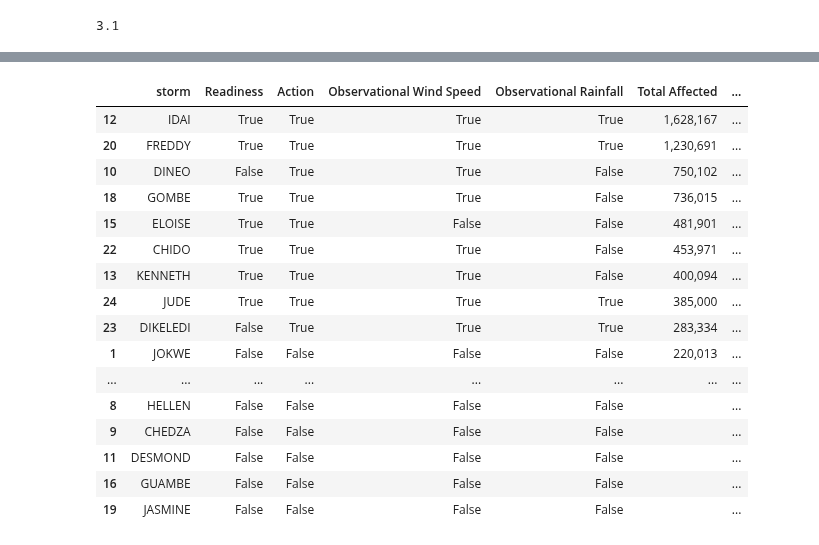
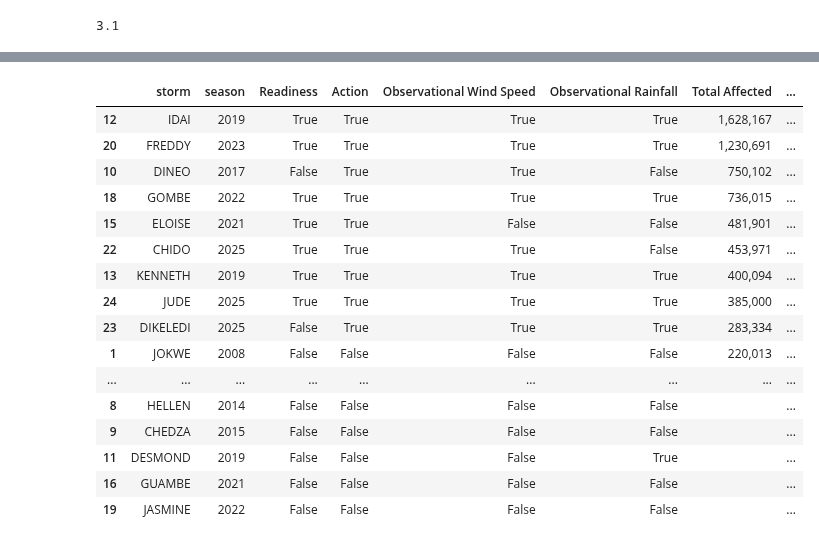
Before and after one commit to OCHA-DAP/ds-aa-moz-cyclones, a Jupyter notebook: analysis/05.0_trigger_revision.ipynb, the cells around one changed output, grey strips where cells are left out. Cells and saved outputs as stored; diff of their text form; code cells hidden in the pictures.

```diff
--- a/analysis/05.0_trigger_revision.ipynb
+++ b/analysis/05.0_trigger_revision.ipynb
@@ -209,10 +209,13 @@ for sid, row in landfall_df.set_index("SID").iterrows():
     df_in = imerg.fetch_imerg_data(aoi_adm1_pcodes, start_date, end_date)
     df_in["SID"] = sid
     df_in["NAME"] = row["NAME"]
+    df_in["SEASON"] = row["SEASON"]
     dfs.append(df_in)
 imerg_df = pd.concat(dfs, ignore_index=True)
 imerg_sum_df = (
-    imerg_df.groupby(["pcode", "SID", "NAME"])["mean"].sum().reset_index()
+    imerg_df.groupby(["pcode", "SID", "NAME", "SEASON"])["mean"]
+    .sum()
+    .reset_index()
 )
 imerg_sum_df = imerg_sum_df.rename(columns={"mean": "sum_mean_rain"})
 imerg_sum_df.head()
@@ -340,0 +346,6 @@ gdf_points_adm1[gdf_points_adm1["name"] == "FREDDY"]
+# %%
+floodscan_df_all = stratus.load_csv_from_blob(
+    "ds-aa-moz-cyclones/processed/floodscan/floodscan_exposure_data_all.csv",
+    stage="dev",
+    container_name="projects",
+)
@@ -340,0 +387,6 @@ gdf_points_adm1[gdf_points_adm1["name"] == "FREDDY"]
+# %%
+floodscan_df_in = stratus.load_csv_from_blob(
+    "ds-aa-moz-cyclones/processed/floodscan/floodscan_exposure_data.csv",
+    stage="dev",
+    container_name="projects",
+)
@@ -344,7 +428,7 @@ readiness_min_lt = 72
 action_max_lt = 72
 action_min_lt = 6
 wind_speed_trigger_kmh = 118  # km/h
-rainfall_trigger_mm = 170  # mm over 3 days, testing with 175mm
+rainfall_trigger_mm = 120  # mm over 3 days, testing with 175mm
 wind_speed_trigger_kts = 64  # knots
 # %%
 # getting last 8 digits to get seasons from column "numberseason"
@@ -528,15 +678,35 @@ df["Observational Wind Speed"] = df["storm"].isin(obs_ws_storms)
 df["Observational Rainfall"] = df["storm"].isin(
     imerg_sum_df[imerg_sum_df["sum_mean_rain"] >= rainfall_trigger_mm]["NAME"]
 )
+df = df.merge(
+    floodscan_df.drop_duplicates(subset=["NAME"])[
+        ["NAME", "Max Flood Exposure"]
+    ],
+    left_on="storm",
+    right_on="NAME",
+    how="left",
+)
+df = df.merge(
+    gdf_points_adm1.drop_duplicates(subset=["name", "season"])[
+        ["name", "season"]
+    ],
+    left_on="storm",
+    right_on="name",
+    how="left",
+)
+# fill in Freddy's season
+df.loc[df["storm"] == "FREDDY", "season"] = 2023
 df = df[
     [
         "storm",
+        "season",
         "Readiness",
         "Action",
         "Observational Wind Speed",
         "Observational Rainfall",
         "Total Affected",
         "CERF Allocations",
+        "Max Flood Exposure",
     ]
 ]
 
@@ -547,47 +717,55 @@ df_sorted = df.sort_values(by="Total Affected", ascending=False)
 # Apply styling
 styled_df = (
     df_sorted.style.map(
         highlight_true,
         subset=[
             "Readiness",
             "Action",
             "Observational Wind Speed",
             "Observational Rainfall",
         ],
     )
     .map(lambda v: color_bar_affected(df_sorted, v), subset=["Total Affected"])
     .map(lambda v: color_bar_cerf(df_sorted, v), subset=["CERF Allocations"])
+    .map(
+        lambda v: color_bar_affected(df_sorted, v),
+        subset=["Max Flood Exposure"],
+    )
     .format(
         {
             "Total Affected": lambda x: (
                 f"{int(x):,}" if pd.notna(x) else ""
             ),  # Format with commas, no decimals, NaN as blank
             "CERF Allocations": lambda x: (
                 f"{int(x):,}" if pd.notna(x) else ""
             ),  # Format with commas, no decimals, NaN as blank
+            "Max Flood Exposure": lambda x: (
+                f"{int(x):,}" if pd.notna(x) else ""
+            ),  # Format with commas, no decimals, NaN as blank
+            "season": "{:.0f}",
         }
     )
     .set_table_styles(
         {"": [{"selector": "table", "props": "background-color: white;"}]}
     )
 )
 
 styled_df
 # %% [output]
-|  | storm | Readiness | Action | Observational Wind Speed | Observational Rainfall | Total Affected | ... |
-| 12 | IDAI | True | True | True | True | 1,628,167 | ... |
-| 20 | FREDDY | True | True | True | True | 1,230,691 | ... |
-| 10 | DINEO | False | True | True | False | 750,102 | ... |
-| 18 | GOMBE | True | True | True | False | 736,015 | ... |
-| 15 | ELOISE | True | True | False | False | 481,901 | ... |
-| 22 | CHIDO | True | True | True | False | 453,971 | ... |
-| 13 | KENNETH | True | True | True | False | 400,094 | ... |
-| 24 | JUDE | True | True | True | True | 385,000 | ... |
-| 23 | DIKELEDI | False | True | True | True | 283,334 | ... |
-| 1 | JOKWE | False | False | False | False | 220,013 | ... |
-| ... | ... | ... | ... | ... | ... | ... | ... |
-| 8 | HELLEN | False | False | False | False |  | ... |
-| 9 | CHEDZA | False | False | False | False |  | ... |
-| 11 | DESMOND | False | False | False | False |  | ... |
-| 16 | GUAMBE | False | False | False | False |  | ... |
-| 19 | JASMINE | False | False | False | False |  | ... |
+|  | storm | season | Readiness | Action | Observational Wind Speed | Observational Rainfall | Total Affected | ... |
+| 12 | IDAI | 2019 | True | True | True | True | 1,628,167 | ... |
+| 20 | FREDDY | 2023 | True | True | True | True | 1,230,691 | ... |
+| 10 | DINEO | 2017 | False | True | True | False | 750,102 | ... |
+| 18 | GOMBE | 2022 | True | True | True | True | 736,015 | ... |
+| 15 | ELOISE | 2021 | True | True | False | False | 481,901 | ... |
+| 22 | CHIDO | 2025 | True | True | True | False | 453,971 | ... |
+| 13 | KENNETH | 2019 | True | True | True | True | 400,094 | ... |
+| 24 | JUDE | 2025 | True | True | True | True | 385,000 | ... |
+| 23 | DIKELEDI | 2025 | False | True | True | True | 283,334 | ... |
+| 1 | JOKWE | 2008 | False | False | False | False | 220,013 | ... |
+| ... | ... | ... | ... | ... | ... | ... | ... | ... |
+| 8 | HELLEN | 2014 | False | False | False | False |  | ... |
+| 9 | CHEDZA | 2015 | False | False | False | False |  | ... |
+| 11 | DESMOND | 2019 | False | False | False | True |  | ... |
+| 16 | GUAMBE | 2021 | False | False | False | False |  | ... |
+| 19 | JASMINE | 2022 | False | False | False | False |  | ... |
```
Also changed, not shown: parts of 12 cells of this notebook.
